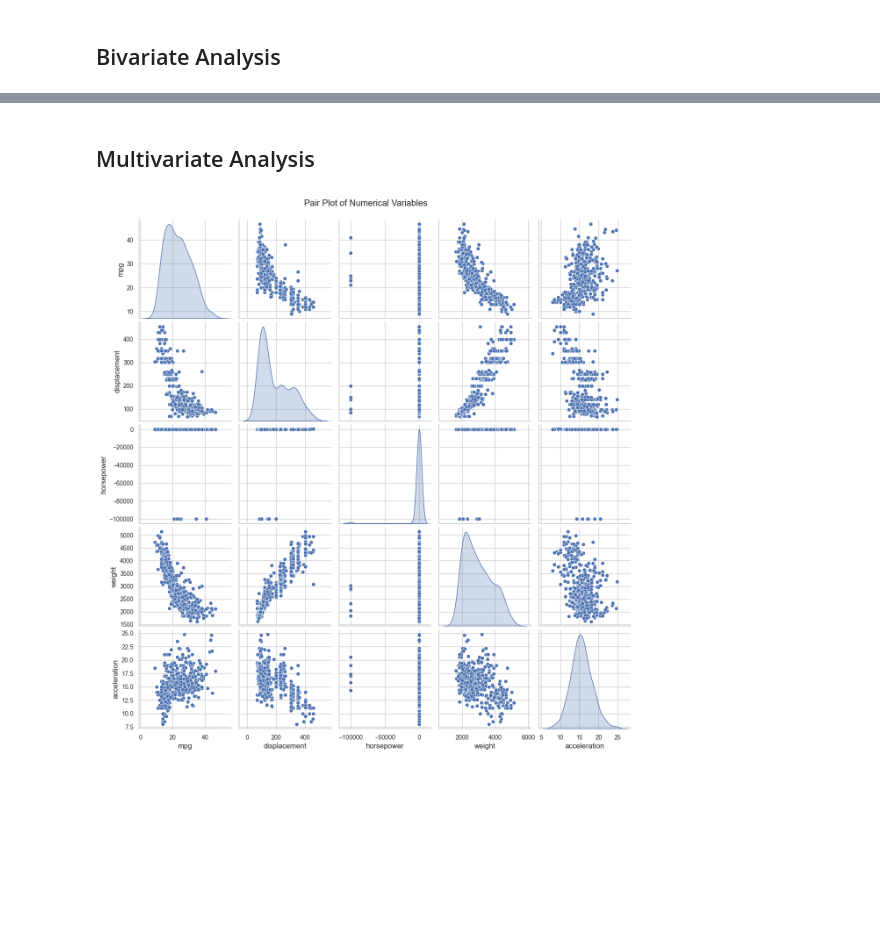
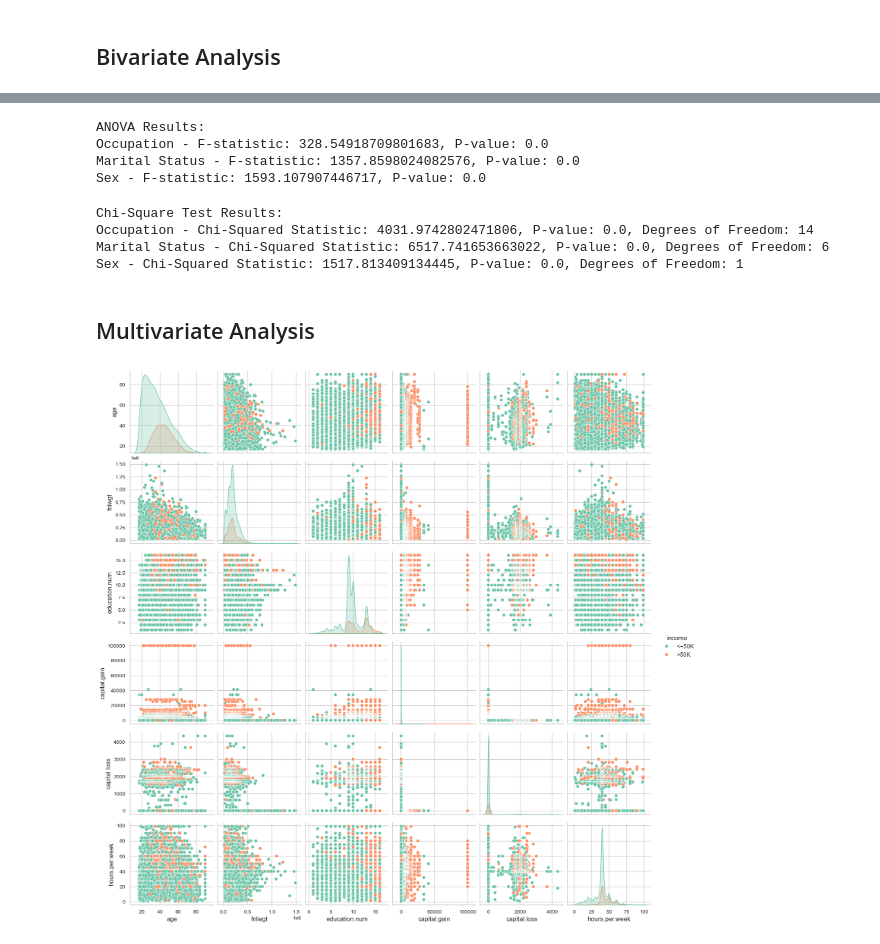
Before and after one commit to priyam-itobuz/Exploratory-Data-Analysis, a Jupyter notebook: eda/notebooks/Adult_Income.ipynb, the cells around one changed output, grey strips where cells are left out. Drawn from its saved outputs; the diff is of its cells as text; code cells hidden in the pictures; blank space fills up the shorter version.

```diff
--- a/eda/notebooks/Adult_Income.ipynb
+++ b/eda/notebooks/Adult_Income.ipynb
@@ -132,3 +140,7 @@ dtype: int64
+# %%
+adultIncome_df['workclass'].replace('?', 'Others', inplace=True)
+adultIncome_df['occupation'].replace('?', 'Others', inplace=True)
+adultIncome_df['native.country'].replace('?', 'Others', inplace=True)
 # %% [markdown]
 ## Univariate Analysis
 # %%
@@ -243,15 +324,15 @@ plt.show()
 # %% [markdown]
 ## Variable Binning or Bucketing
 # %%
-acceleration_bins = [8, 12, 16, 20, 24, float('inf')]
-acceleration_labels = ['Very low pickup', 'Low pickup', 'Medium pickup', 'High pickup', 'Very high pickup']
+age_bins = [20, 35, 50, 75, float('inf')]
+age_labels = ['Young Age (20-35)', 'Average Age (35-50)', 'Middle Age (50-75)', 'Old Age(75+)']
 
-autoMPG_df['acceleration_group'] = pd.cut(autoMPG_df['acceleration'], bins=acceleration_bins, labels=acceleration_labels)
+adultIncome_df['age_group'] = pd.cut(adultIncome_df['age'], bins=age_bins, labels=age_labels)
 
 plt.figure(figsize=(10, 6))
-sns.countplot(data=autoMPG_df, x='acceleration_group', palette='coolwarm',  edgecolor='black')
-plt.title('Acceleration Groups (Pickup Categories)')
-plt.xlabel('Acceleration Group')
+sns.countplot(data = adultIncome_df, x='age_group', palette='coolwarm',  edgecolor='black')
+plt.title('Age Groups (Categories)')
+plt.xlabel('Age Group')
 plt.ylabel('Count')
 plt.xticks(rotation=45)
 plt.show()
@@ -460,9 +449,60 @@ The choice of columns for each statistical test depends on the type of data invo
+# %%
+## ANOVA Test
+
+adultIncome_df['income_binary'] = adultIncome_df['income'].apply(lambda x: 1 if x == '>50K' else 0)
+
+occupation_groups = [group['income_binary'].values for name, group in adultIncome_df.groupby('occupation')]
+f_statistic_occupation, p_value_occupation = stats.f_oneway(*occupation_groups)
+
+marital_status_groups = [group['income_binary'].values for name, group in adultIncome_df.groupby('marital.status')]
+f_statistic_marital, p_value_marital = stats.f_oneway(*marital_status_groups)
+
+sex_groups = [group['income_binary'].values for name, group in adultIncome_df.groupby('sex')]
+f_statistic_sex, p_value_sex = stats.f_oneway(*sex_groups)
+
+print("ANOVA Results:")
+print(f"Occupation - F-statistic: {f_statistic_occupation}, P-value: {p_value_occupation}")
+print(f"Marital Status - F-statistic: {f_statistic_marital}, P-value: {p_value_marital}")
+print(f"Sex - F-statistic: {f_statistic_sex}, P-value: {p_value_sex}")
+# %% [output]
+ANOVA Results:
+Occupation - F-statistic: 328.54918709801683, P-value: 0.0
+Marital Status - F-statistic: 1357.8598024082576, P-value: 0.0
+Sex - F-statistic: 1593.107907446717, P-value: 0.0
+# %%
+## CHI-SQUARE TEST
+
+occupation_table = pd.crosstab(adultIncome_df['occupation'], adultIncome_df['income'])
+chi2_statistic_occupation, p_value_occupation, dof_occupation, expected_occupation = chi2_contingency(occupation_table)
+
+marital_status_table = pd.crosstab(adultIncome_df['marital.status'], adultIncome_df['income'])
+chi2_statistic_marital, p_value_marital, dof_marital, expected_marital = chi2_contingency(marital_status_table)
+
+sex_table = pd.crosstab(adultIncome_df['sex'], adultIncome_df['income'])
+chi2_statistic_sex, p_value_sex, dof_sex, expected_sex = chi2_contingency(sex_table)
+
+print("Chi-Square Test Results:")
+print(f"Occupation - Chi-Squared Statistic: {chi2_statistic_occupation}, P-value: {p_value_occupation}, Degrees of Freedom: {dof_occupation}")
+print(f"Marital Status - Chi-Squared Statistic: {chi2_statistic_marital}, P-value: {p_value_marital}, Degrees of Freedom: {dof_marital}")
+print(f"Sex - Chi-Squared Statistic: {chi2_statistic_sex}, P-value: {p_value_sex}, Degrees of Freedom: {dof_sex}")
+# %% [output]
+Chi-Square Test Results:
+Occupation - Chi-Squared Statistic: 4031.9742802471806, P-value: 0.0, Degrees of Freedom: 14
+Marital Status - Chi-Squared Statistic: 6517.741653663022, P-value: 0.0, Degrees of Freedom: 6
+Sex - Chi-Squared Statistic: 1517.813409134445, P-value: 0.0, Degrees of Freedom: 1
 # %% [markdown]
 ## Multivariate Analysis
 # %%
-sns.pairplot(autoMPG_df[['mpg', 'displacement', 'horsepower', 'weight', 'acceleration']], diag_kind='kde')
-plt.suptitle('Pair Plot of Numerical Variables', y=1.02)
+adultIncome_df['income'] = adultIncome_df['income'].astype('category')
+
+# List of numerical columns to include in the pair plot
+numerical_cols = ['age', 'fnlwgt', 'education.num', 'capital.gain', 'capital.loss', 'hours.per.week']
+
+# Create a pair plot
+sns.pairplot(adultIncome_df, vars=numerical_cols, hue='income', palette='Set2')
+
+# Show the plot
 plt.show()
 # %% [output]
-[figure, old version]
+[figure, new version]
 # %% [markdown]
```
Also changed, not shown: parts of 60 cells of this notebook, 5 other files.
